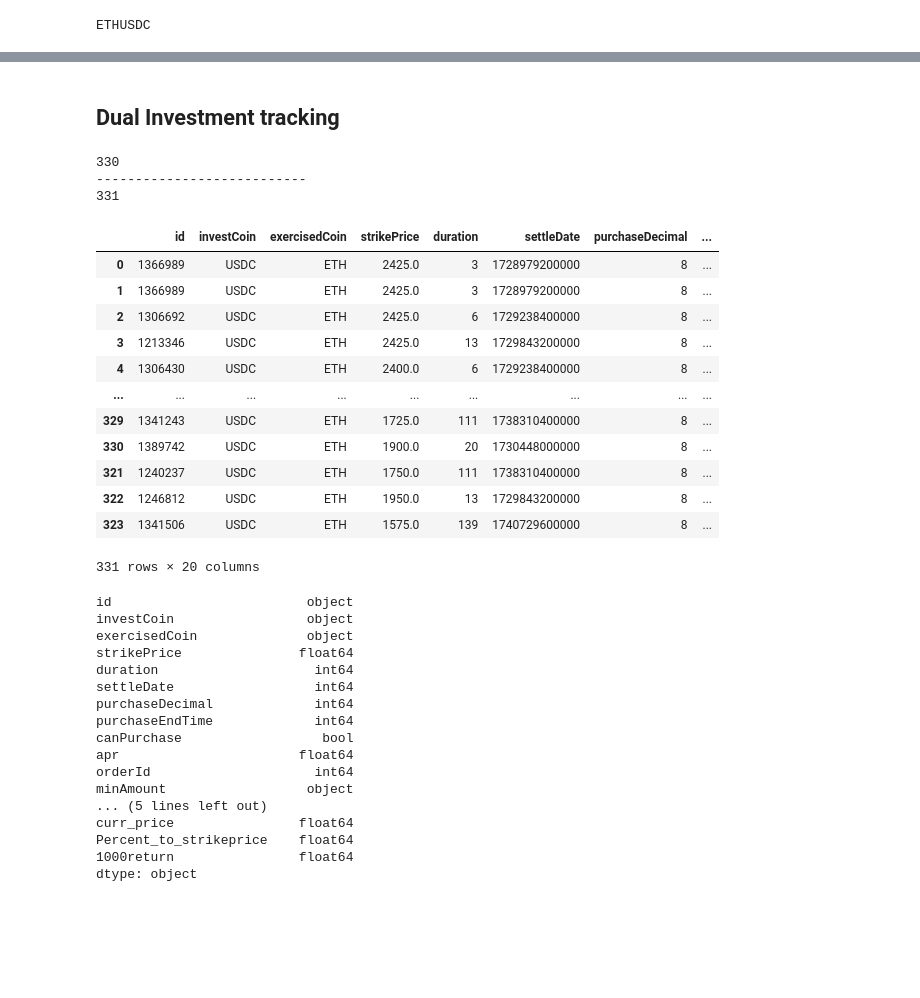
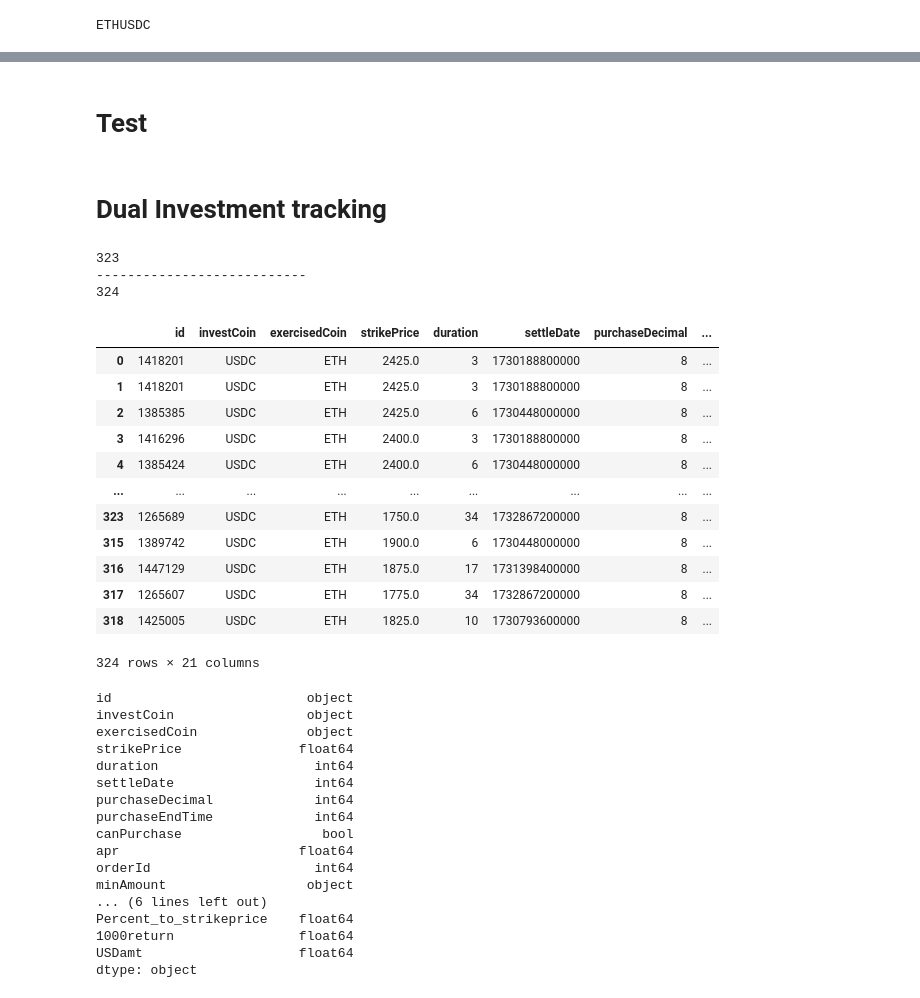
Before and after one commit to Sakthibats/AlgoRaid, a Jupyter notebook: DualInvestments.ipynb, the cells around one changed output, grey strips where cells are left out. Saved outputs shown, nothing was run; the diff lists cells and outputs as text; code cells hidden in the pictures; blank space fills up the shorter version.

```diff
--- a/DualInvestments.ipynb
+++ b/DualInvestments.ipynb
@@ -232,13 +232,25 @@ fig_box = px.box(df_price_movements, title=f"Distribution of Price Movements {ta
 
 # Show the box plot
 fig_box.show()
+# %% [markdown]
+# Test
+# %%
+target = "ETH"
+currency = "USDC"
+USDamt = 8499.48645
+
+## Sell High
+# AssetItem = target
+# TargetItem = currency
+# Direction = "CALL"
+
+## Buy Low
+TargetItem= target
+AssetItem = currency
+Direction = "PUT"
 # %% [markdown]
-## Dual Investment tracking
+# Dual Investment tracking
 # %%
-TargetItem = target
-AssetItem = currency
-Direction = "PUT"
-
 first = get_DCI_products(Direction, TargetItem, AssetItem, pageIndex=1, pageSize=1)
 full_list = first["list"]
 total = first["total"]
@@ -254,9 +266,9 @@ for i in range(total//100+1):
 print("---------------------------")
 print(len(full_list))
 # %% [output]
-330
+323
 ---------------------------
-331
+324
 # %%
 df = pd.DataFrame(full_list)
 df["curr_price"]  = curr_price
@@ -267,24 +279,25 @@ df["Percent_to_strikeprice"] = 100*(df["strikePrice"] - df["curr_price"])/df["cu
 # %%
 df = df.sort_values(by=['apr', 'duration'], ascending=[False, True])
 df["strikePrice"] = df.strikePrice.astype(float)
 df["apr"] = df.apr.astype(float)
 df["1000return"] = df["apr"]*df["duration"]*1000/365
+df["USDamt"] = df["1000return"]*USDamt/1000
 
 df
 # %% [output]
 |  | id | investCoin | exercisedCoin | strikePrice | duration | settleDate | purchaseDecimal | ... |
-| 0 | 1366989 | USDC | ETH | 2425.0 | 3 | 1728979200000 | 8 | ... |
-| 1 | 1366989 | USDC | ETH | 2425.0 | 3 | 1728979200000 | 8 | ... |
-| 2 | 1306692 | USDC | ETH | 2425.0 | 6 | 1729238400000 | 8 | ... |
-| 3 | 1213346 | USDC | ETH | 2425.0 | 13 | 1729843200000 | 8 | ... |
-| 4 | 1306430 | USDC | ETH | 2400.0 | 6 | 1729238400000 | 8 | ... |
+| 0 | 1418201 | USDC | ETH | 2425.0 | 3 | 1730188800000 | 8 | ... |
+| 1 | 1418201 | USDC | ETH | 2425.0 | 3 | 1730188800000 | 8 | ... |
+| 2 | 1385385 | USDC | ETH | 2425.0 | 6 | 1730448000000 | 8 | ... |
+| 3 | 1416296 | USDC | ETH | 2400.0 | 3 | 1730188800000 | 8 | ... |
+| 4 | 1385424 | USDC | ETH | 2400.0 | 6 | 1730448000000 | 8 | ... |
 | ... | ... | ... | ... | ... | ... | ... | ... | ... |
-| 329 | 1341243 | USDC | ETH | 1725.0 | 111 | 1738310400000 | 8 | ... |
-| 330 | 1389742 | USDC | ETH | 1900.0 | 20 | 1730448000000 | 8 | ... |
-| 321 | 1240237 | USDC | ETH | 1750.0 | 111 | 1738310400000 | 8 | ... |
-| 322 | 1246812 | USDC | ETH | 1950.0 | 13 | 1729843200000 | 8 | ... |
-| 323 | 1341506 | USDC | ETH | 1575.0 | 139 | 1740729600000 | 8 | ... |
+| 323 | 1265689 | USDC | ETH | 1750.0 | 34 | 1732867200000 | 8 | ... |
+| 315 | 1389742 | USDC | ETH | 1900.0 | 6 | 1730448000000 | 8 | ... |
+| 316 | 1447129 | USDC | ETH | 1875.0 | 17 | 1731398400000 | 8 | ... |
+| 317 | 1265607 | USDC | ETH | 1775.0 | 34 | 1732867200000 | 8 | ... |
+| 318 | 1425005 | USDC | ETH | 1825.0 | 10 | 1730793600000 | 8 | ... |
-331 rows × 20 columns
+324 rows × 21 columns
 # %%
 df.dtypes
 # %% [output]
@@ -300,9 +313,9 @@ canPurchase                  bool
 apr                       float64
 orderId                     int64
 minAmount                  object
-... (5 lines left out)
-curr_price                float64
+... (6 lines left out)
 Percent_to_strikeprice    float64
 1000return                float64
+USDamt                    float64
 dtype: object
 # %%
```
Also changed, not shown: parts of 12 cells of this notebook, 9 other files.
